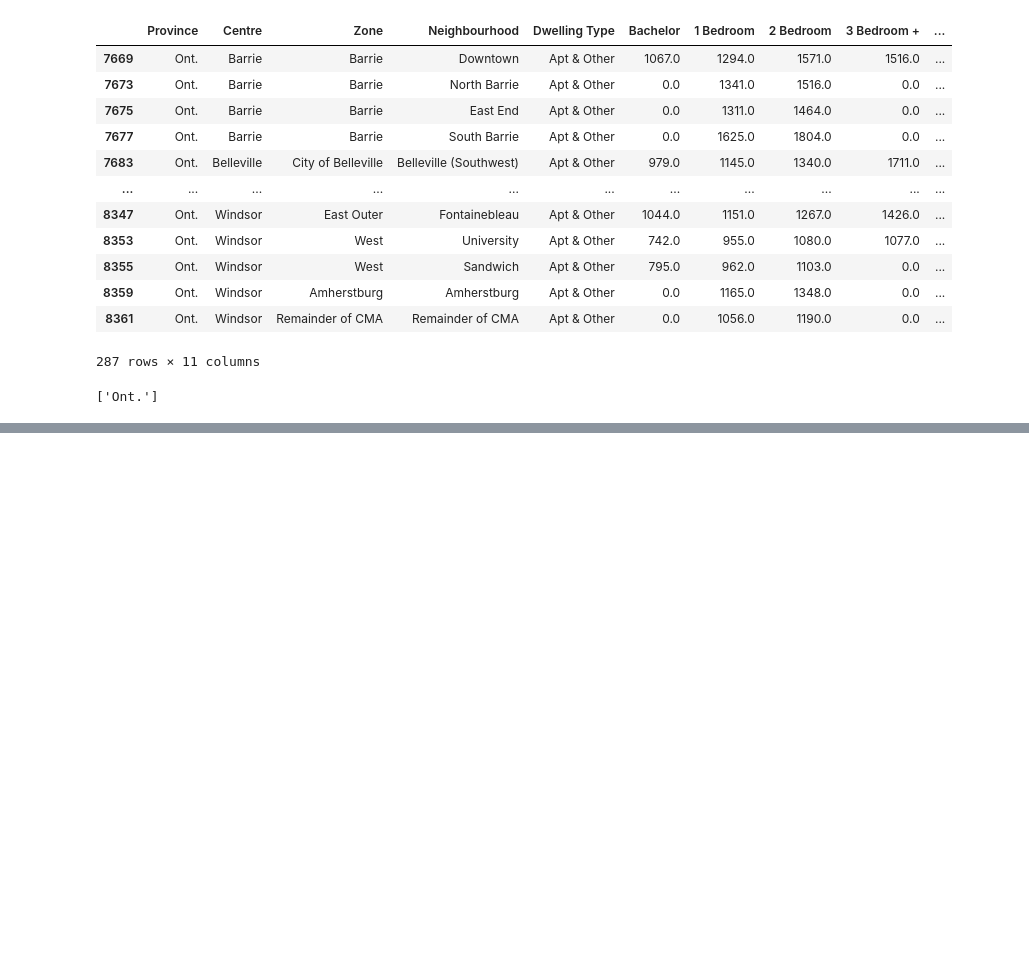
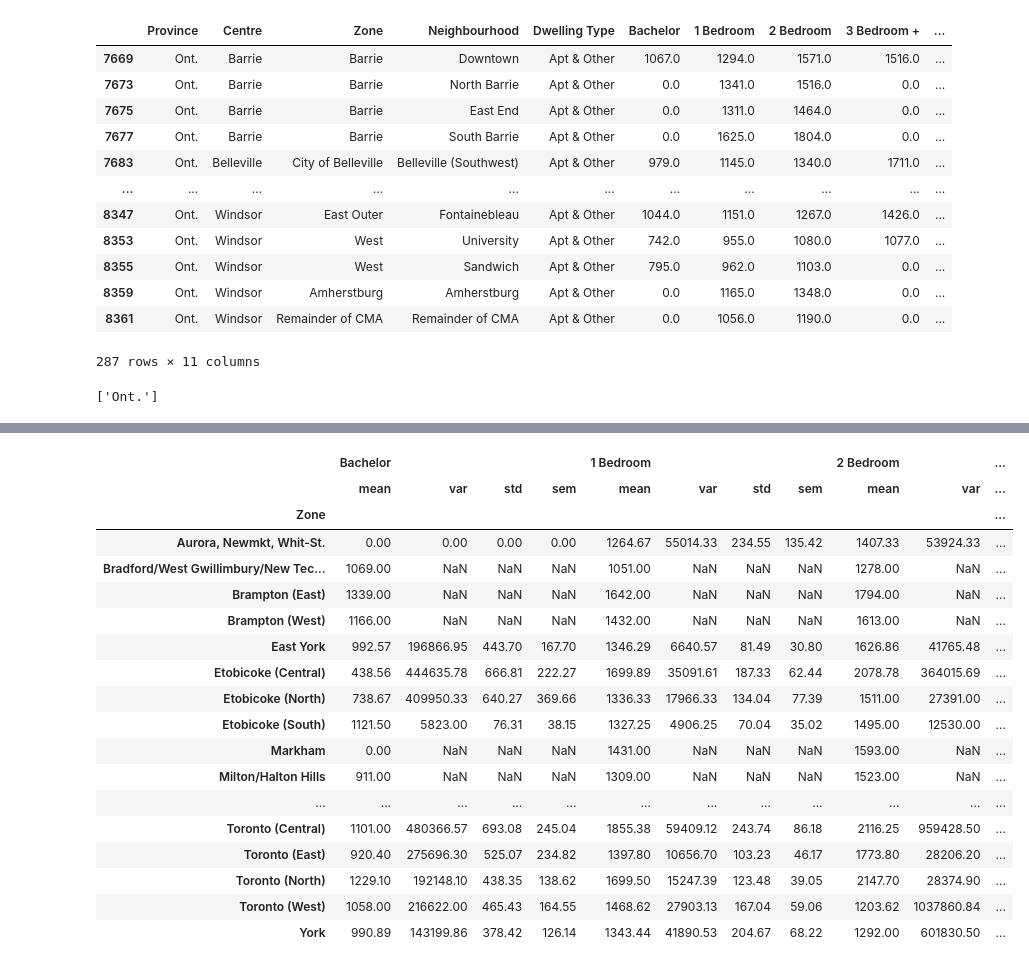
Before and after one commit to joshi-swetam/Rental-Market-Analysis-Project-one, a Jupyter notebook: Ontario stats summary.ipynb, the cells around one changed output, grey strips where cells are left out. Saved outputs shown, nothing was run; the diff lists cells and outputs as text; code cells hidden in the pictures; blank space fills up the shorter version.

```diff
--- a/Ontario stats summary.ipynb
+++ b/Ontario stats summary.ipynb
@@ -59,9 +103,25 @@ aggregation_totalbedrooms.round(2)
 # %%
-# Rent_mean = df_Ontario.groupby('Province').mean()['1 Bedroom']
-# Rent_median = rental_df.groupby('Province').median()['1 Bedroom']
-# Rent_variance = rental_df.groupby('Province').var()['1 Bedroom']
-# Rent_std = rental_df.groupby('Province').std()['1 Bedroom']
-# # # Rent_sem = rental_df.groupby('Province').sem()['1 Bedroom']
-
-# Rent_mean
+df_Toronto = df_Ontario[(df_Ontario["Centre"]=="Toronto")]
+Zone_df= df_Toronto.groupby(['Zone'])[["Bachelor ",'1 Bedroom', '2 Bedroom', '3 Bedroom +',"Total "]].agg(['mean', 'var', 'std', 'sem'])
+Zone_df.round(2)
+# %% [output]
+|  | Bachelor |  |  |  | 1 Bedroom |  |  |  | 2 Bedroom |  | ... |
+|  | mean | var | std | sem | mean | var | std | sem | mean | var | ... |
+| Zone |  |  |  |  |  |  |  |  |  |  | ... |
+| Aurora, Newmkt, Whit-St. | 0.00 | 0.00 | 0.00 | 0.00 | 1264.67 | 55014.33 | 234.55 | 135.42 | 1407.33 | 53924.33 | ... |
+| Bradford/West Gwillimbury/New Tec... | 1069.00 | NaN | NaN | NaN | 1051.00 | NaN | NaN | NaN | 1278.00 | NaN | ... |
+| Brampton (East) | 1339.00 | NaN | NaN | NaN | 1642.00 | NaN | NaN | NaN | 1794.00 | NaN | ... |
+| Brampton (West) | 1166.00 | NaN | NaN | NaN | 1432.00 | NaN | NaN | NaN | 1613.00 | NaN | ... |
+| East York | 992.57 | 196866.95 | 443.70 | 167.70 | 1346.29 | 6640.57 | 81.49 | 30.80 | 1626.86 | 41765.48 | ... |
+| Etobicoke (Central) | 438.56 | 444635.78 | 666.81 | 222.27 | 1699.89 | 35091.61 | 187.33 | 62.44 | 2078.78 | 364015.69 | ... |
+| Etobicoke (North) | 738.67 | 409950.33 | 640.27 | 369.66 | 1336.33 | 17966.33 | 134.04 | 77.39 | 1511.00 | 27391.00 | ... |
+| Etobicoke (South) | 1121.50 | 5823.00 | 76.31 | 38.15 | 1327.25 | 4906.25 | 70.04 | 35.02 | 1495.00 | 12530.00 | ... |
+| Markham | 0.00 | NaN | NaN | NaN | 1431.00 | NaN | NaN | NaN | 1593.00 | NaN | ... |
+| Milton/Halton Hills | 911.00 | NaN | NaN | NaN | 1309.00 | NaN | NaN | NaN | 1523.00 | NaN | ... |
+| ... | ... | ... | ... | ... | ... | ... | ... | ... | ... | ... | ... |
+| Toronto (Central) | 1101.00 | 480366.57 | 693.08 | 245.04 | 1855.38 | 59409.12 | 243.74 | 86.18 | 2116.25 | 959428.50 | ... |
+| Toronto (East) | 920.40 | 275696.30 | 525.07 | 234.82 | 1397.80 | 10656.70 | 103.23 | 46.17 | 1773.80 | 28206.20 | ... |
+| Toronto (North) | 1229.10 | 192148.10 | 438.35 | 138.62 | 1699.50 | 15247.39 | 123.48 | 39.05 | 2147.70 | 28374.90 | ... |
+| Toronto (West) | 1058.00 | 216622.00 | 465.43 | 164.55 | 1468.62 | 27903.13 | 167.04 | 59.06 | 1203.62 | 1037860.84 | ... |
+| York | 990.89 | 143199.86 | 378.42 | 126.14 | 1343.44 | 41890.53 | 204.67 | 68.22 | 1292.00 | 601830.50 | ... |
 # %%
```
Also changed, not shown: parts of 7 cells of this notebook, 2 other files.
